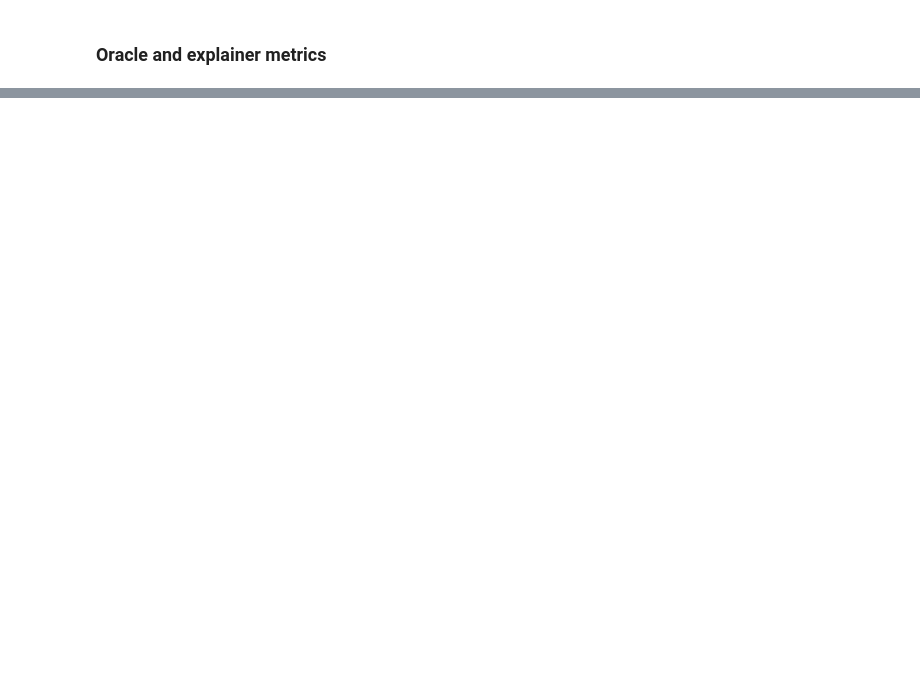
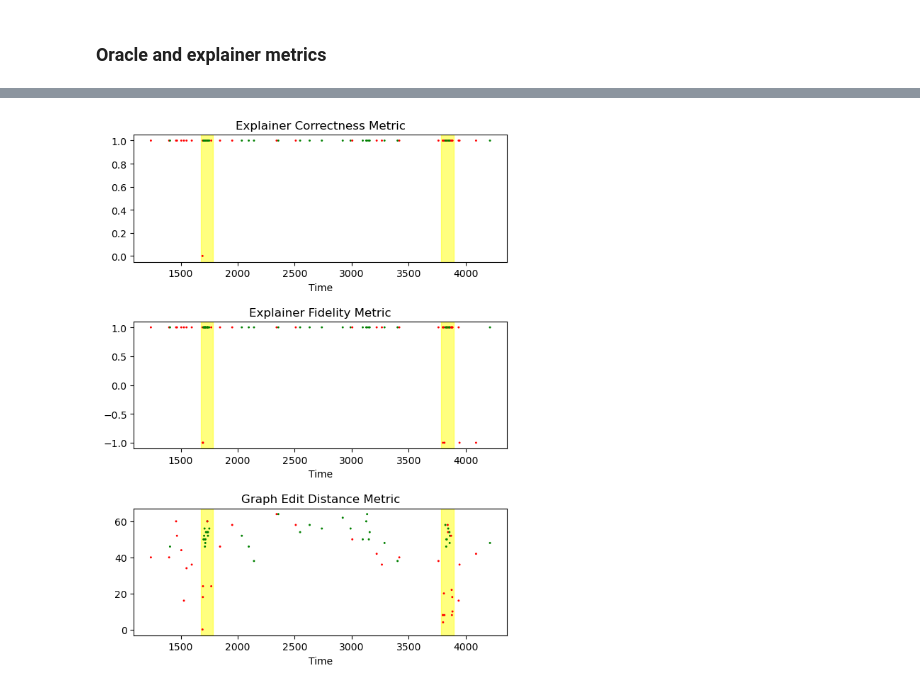
Before and after one commit to MartinaZan/CORTEX, a Jupyter notebook: 4 - plot results.ipynb, the cells around one changed output, grey strips where cells are left out. Saved outputs shown, nothing was run; the diff lists cells and outputs as text; code cells hidden in the pictures; blank space fills up the shorter version.

```diff
--- a/4 - plot results.ipynb
+++ b/4 - plot results.ipynb
@@ -209,0 +257,26 @@ plt.show()
+# %%
+fig, axes = plt.subplots(3, 1, figsize=(6,8))
+
+# Subplot 1: Correctness Metric
+add_seizure_shading(axes[0], seizure_starts, seizure_ends)
+axes[0].scatter(times_test, np.array(list(CorrectnessMetric.values())), label='Correctness', marker='.', s=5, color=colors)
+axes[0].set_title('Explainer Correctness Metric')
+
+# Subplot 2: Fidelity Metric
+add_seizure_shading(axes[1], seizure_starts, seizure_ends)
+axes[1].scatter(times_test, np.array(list(FidelityMetric.values())), label='Fidelity', marker='.', s=5, color=colors)
+axes[1].set_title('Explainer Fidelity Metric')
+
+# Subplot 5: Graph Edit Distance Metric
+add_seizure_shading(axes[2], seizure_starts, seizure_ends)
+axes[2].scatter(times_test, np.array(list(GraphEditDistanceMetric.values())), label='Graph Edit Distance Metric', marker='.', s=5, color=colors)
+axes[2].set_title('Graph Edit Distance Metric')
+
+# General settings
+for ax in axes.flatten():
+    ax.set_xlabel('Time')
+
+plt.tight_layout(h_pad=1.5, w_pad=2)
+plt.show()
+# %% [output]
+[figure, added]
```
Also changed, not shown: parts of 7 cells of this notebook, 14 other files.
